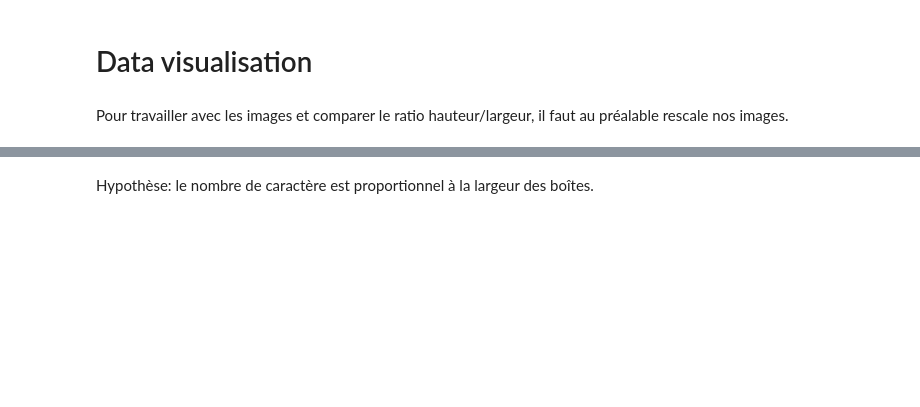
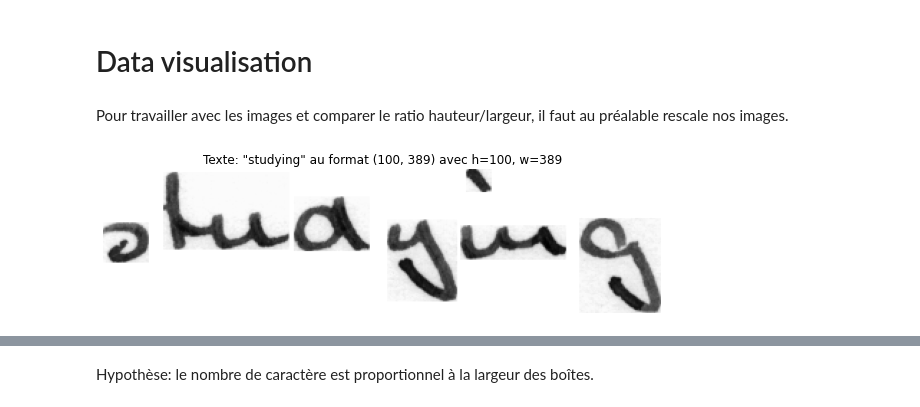
Before and after one commit to sfc-gh-zblackwood/OCRPyMan, a Jupyter notebook: notebooks/letter_detection.ipynb, the cells around one changed output, grey strips where cells are left out. Drawn from its saved outputs; the diff is of its cells as text; code cells hidden in the pictures; blank space fills up the shorter version.

```diff
--- a/notebooks/letter_detection.ipynb
+++ b/notebooks/letter_detection.ipynb
@@ -56,4 +57,6 @@ df.head(3)
 # %% [markdown]
 Pour travailler avec les images et comparer le ratio hauteur/largeur, il faut au préalable rescale nos images.
 # %%
-# ld_util.show_df_word_img(df, 0)
+ld_util.show_df_word_img(df, 0)
+# %% [output]
+[figure, added]
```
Also changed, not shown: parts of 14 cells of this notebook, 2 other files.
